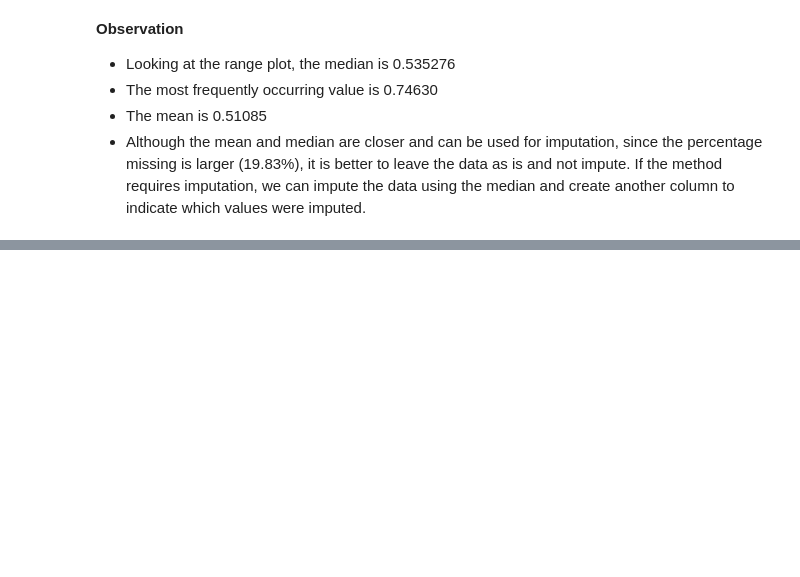
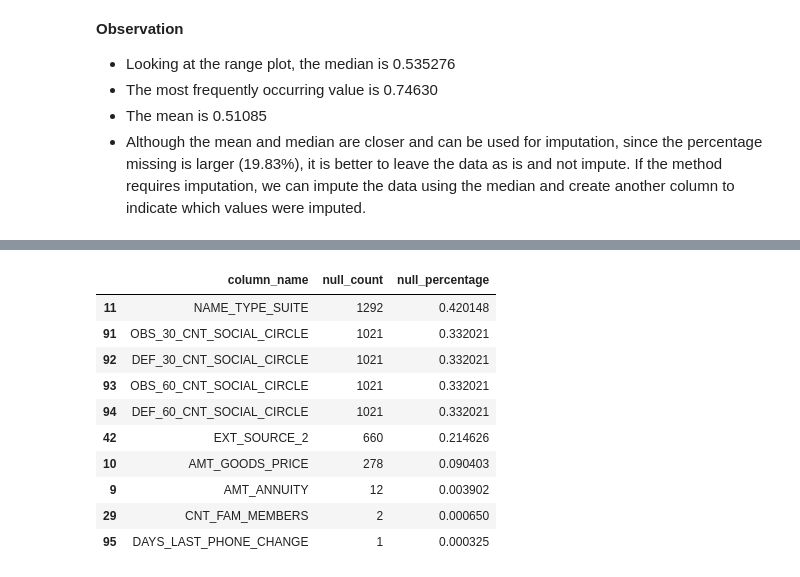
Before and after one commit to prindyn/ml_learning, a Jupyter notebook: Credit_EDA.ipynb, the cells around one changed output, grey strips where cells are left out. Saved outputs shown, nothing was run; the diff lists cells and outputs as text; code cells hidden in the pictures; blank space fills up the shorter version.

```diff
--- a/Credit_EDA.ipynb
+++ b/Credit_EDA.ipynb
@@ -410,0 +420,15 @@ np.float64(0.5108529061799658)
+# %%
+null_df_under_1 = null_df[(null_df['null_percentage'] > 0) & (null_df['null_percentage'] < 1)]
+null_df_under_1.sort_values(by='null_percentage', ascending=False)
+# %% [output]
+|  | column_name | null_count | null_percentage |
+| 11 | NAME_TYPE_SUITE | 1292 | 0.420148 |
+| 91 | OBS_30_CNT_SOCIAL_CIRCLE | 1021 | 0.332021 |
+| 92 | DEF_30_CNT_SOCIAL_CIRCLE | 1021 | 0.332021 |
+| 93 | OBS_60_CNT_SOCIAL_CIRCLE | 1021 | 0.332021 |
+| 94 | DEF_60_CNT_SOCIAL_CIRCLE | 1021 | 0.332021 |
+| 42 | EXT_SOURCE_2 | 660 | 0.214626 |
+| 10 | AMT_GOODS_PRICE | 278 | 0.090403 |
+| 9 | AMT_ANNUITY | 12 | 0.003902 |
+| 29 | CNT_FAM_MEMBERS | 2 | 0.000650 |
+| 95 | DAYS_LAST_PHONE_CHANGE | 1 | 0.000325 |
```
Also changed, not shown: parts of 28 cells of this notebook.
